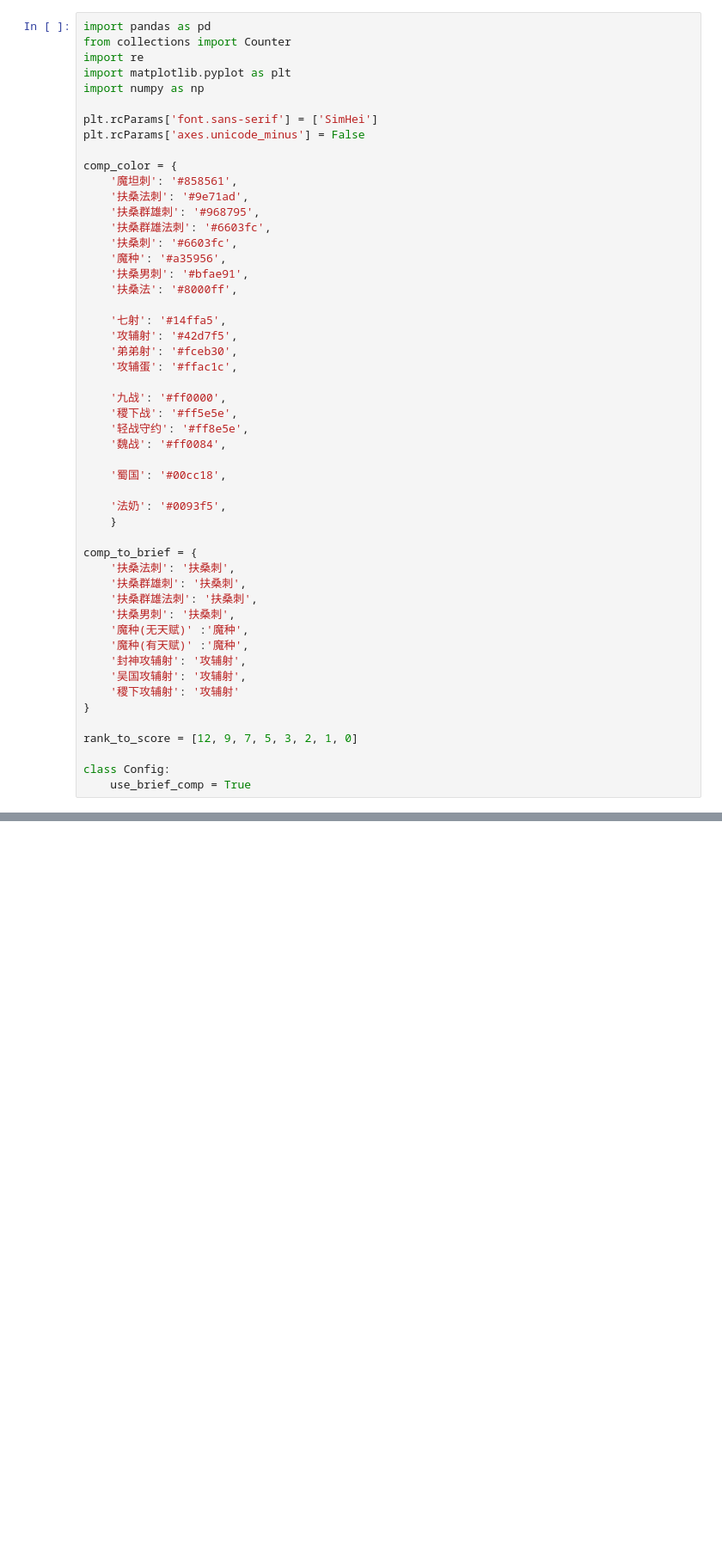
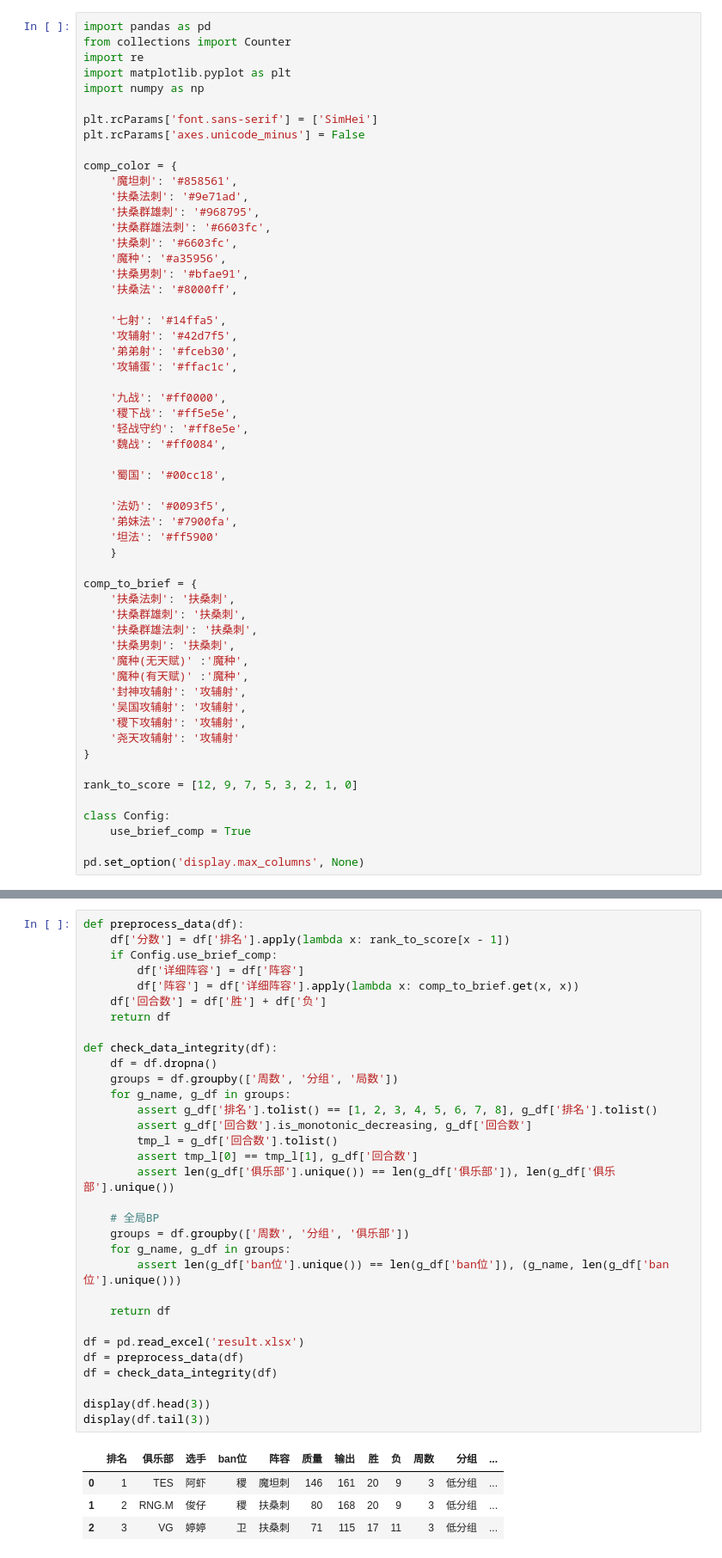
Before and after one commit to sjn4048/wzmnz_game_analysis, a Jupyter notebook: notebook.ipynb, the cells around one changed output, grey strips where cells are left out. Shown at 86% size. Drawn from its saved outputs; the diff is of its cells as text; blank space fills up the shorter version.

```diff
--- a/notebook.ipynb
+++ b/notebook.ipynb
@@ -31,6 +31,8 @@ comp_color = {
     '蜀国': '#00cc18',
 
     '法奶': '#0093f5',
+    '弟妹法': '#7900fa',
+    '坦法': '#ff5900'
     }
 
 comp_to_brief = {
@@ -42,10 +44,13 @@ comp_to_brief = {
     '魔种(有天赋)' :'魔种',
     '封神攻辅射': '攻辅射',
     '吴国攻辅射': '攻辅射',
-    '稷下攻辅射': '攻辅射'
+    '稷下攻辅射': '攻辅射',
+    '尧天攻辅射': '攻辅射'
 }
 
 rank_to_score = [12, 9, 7, 5, 3, 2, 1, 0]
 
 class Config:
     use_brief_comp = True
+
+pd.set_option('display.max_columns', None)
@@ -70,0 +57,37 @@ display(df.tail(3))
+# %%
+def preprocess_data(df):
+    df['分数'] = df['排名'].apply(lambda x: rank_to_score[x - 1])
+    if Config.use_brief_comp:
+        df['详细阵容'] = df['阵容']
+        df['阵容'] = df['详细阵容'].apply(lambda x: comp_to_brief.get(x, x))
+    df['回合数'] = df['胜'] + df['负']
+    return df
+
+def check_data_integrity(df):
+    df = df.dropna()
+    groups = df.groupby(['周数', '分组', '局数'])
+    for g_name, g_df in groups:
+        assert g_df['排名'].tolist() == [1, 2, 3, 4, 5, 6, 7, 8], g_df['排名'].tolist()
+        assert g_df['回合数'].is_monotonic_decreasing, g_df['回合数']
+        tmp_l = g_df['回合数'].tolist()
+        assert tmp_l[0] == tmp_l[1], g_df['回合数']
+        assert len(g_df['俱乐部'].unique()) == len(g_df['俱乐部']), len(g_df['俱乐部'].unique())
+
+    # 全局BP
+    groups = df.groupby(['周数', '分组', '俱乐部'])
+    for g_name, g_df in groups:
+        assert len(g_df['ban位'].unique()) == len(g_df['ban位']), (g_name, len(g_df['ban位'].unique()))
+
+    return df
+
+df = pd.read_excel('result.xlsx')
+df = preprocess_data(df)
+df = check_data_integrity(df)
+
+display(df.head(3))
+display(df.tail(3))
+# %% [output]
+|  | 排名 | 俱乐部 | 选手 | ban位 | 阵容 | 质量 | 输出 | 胜 | 负 | 周数 | 分组 | ... |
+| 0 | 1 | TES | 阿虾 | 稷 | 魔坦刺 | 146 | 161 | 20 | 9 | 3 | 低分组 | ... |
+| 1 | 2 | RNG.M | 俊仔 | 稷 | 扶桑刺 | 80 | 168 | 20 | 9 | 3 | 低分组 | ... |
+| 2 | 3 | VG | 婷婷 | 卫 | 扶桑刺 | 71 | 115 | 17 | 11 | 3 | 低分组 | ... |
```
Also changed, not shown: parts of 6 cells of this notebook, 1 other file.
